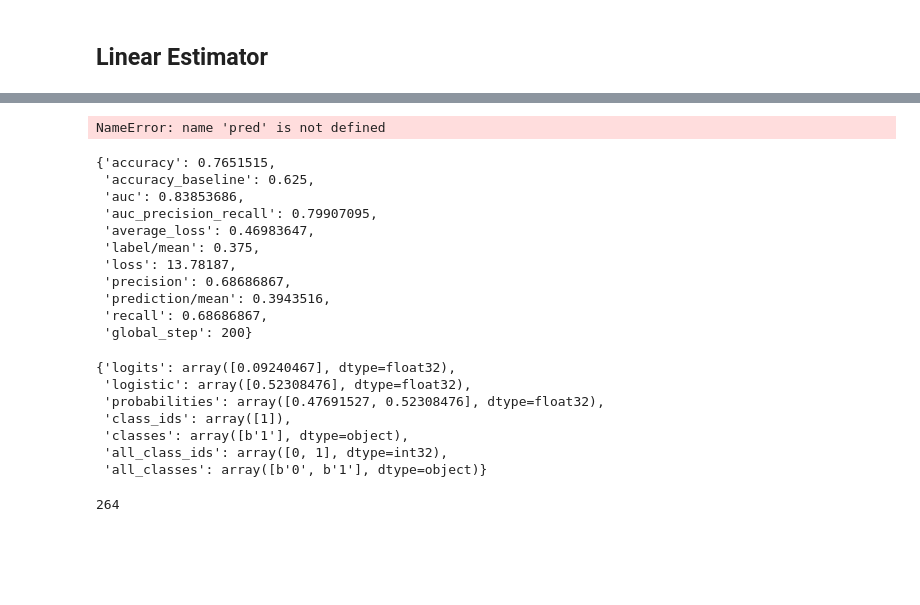
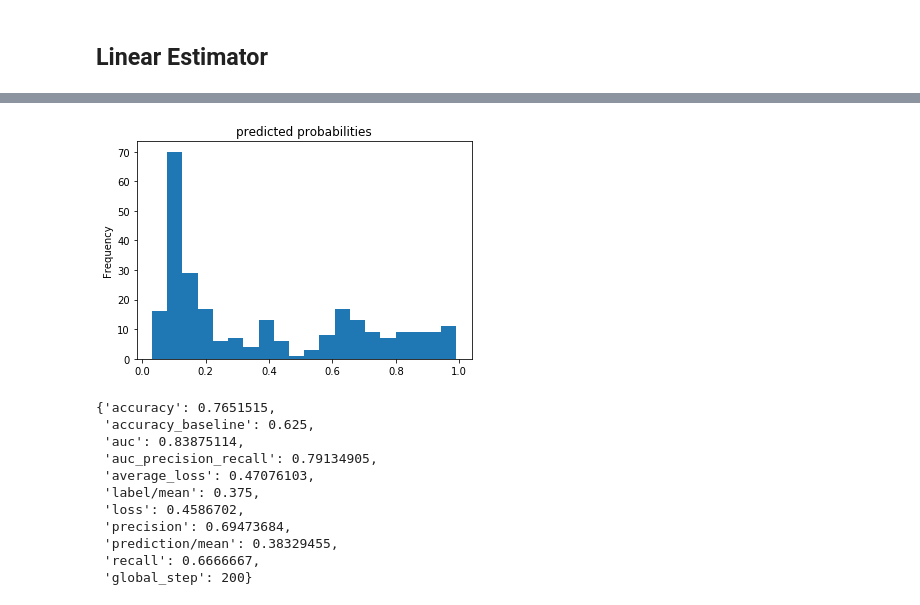
Before and after one commit to ABoghi/TensorFlowProj, a Jupyter notebook: exercise_nb.ipynb, the cells around one changed output, grey strips where cells are left out. Saved outputs shown, nothing was run; the diff lists cells and outputs as text; code cells hidden in the pictures; blank space fills up the shorter version.

```diff
--- a/exercise_nb.ipynb
+++ b/exercise_nb.ipynb
@@ -67,6 +67,6 @@ INFO:tensorflow:Loss for final step: 9.855552.
 evaluation_file = 'https://storage.googleapis.com/tf-datasets/titanic/eval.csv'
 output_field = 'survived'
 # %%
-results, pred_dicts = mtf.evaluate_linear_estimator(trained_linear_estimator, output_field, evaluation_file)
+results, prediction_df = mtf.evaluate_linear_estimator(trained_linear_estimator, output_field, evaluation_file)
 # %% [output]
 INFO:tensorflow:Calling model_fn.
@@ -87,31 +87,17 @@ INFO:tensorflow:Restoring parameters from /tmp/tmps3o203rm/model.ckpt-200
 INFO:tensorflow:Running local_init_op.
 INFO:tensorflow:Done running local_init_op.
-NameError: name 'pred' is not defined
+[figure, added]
 # %%
 results
 # %% [output]
 {'accuracy': 0.7651515,
  'accuracy_baseline': 0.625,
- 'auc': 0.83853686,
- 'auc_precision_recall': 0.79907095,
- 'average_loss': 0.46983647,
+ 'auc': 0.83875114,
+ 'auc_precision_recall': 0.79134905,
+ 'average_loss': 0.47076103,
  'label/mean': 0.375,
- 'loss': 13.78187,
- 'precision': 0.68686867,
- 'prediction/mean': 0.3943516,
- 'recall': 0.68686867,
+ 'loss': 0.4586702,
+ 'precision': 0.69473684,
+ 'prediction/mean': 0.38329455,
+ 'recall': 0.6666667,
  'global_step': 200}
-# %%
-pred_dicts[1]
-# %% [output]
-{'logits': array([0.09240467], dtype=float32),
- 'logistic': array([0.52308476], dtype=float32),
- 'probabilities': array([0.47691527, 0.52308476], dtype=float32),
- 'class_ids': array([1]),
- 'classes': array([b'1'], dtype=object),
- 'all_class_ids': array([0, 1], dtype=int32),
- 'all_classes': array([b'0', b'1'], dtype=object)}
-# %%
-len(pred_dicts)
-# %% [output]
-264
```
Also changed, not shown: parts of 18 cells of this notebook, 2 other files.
